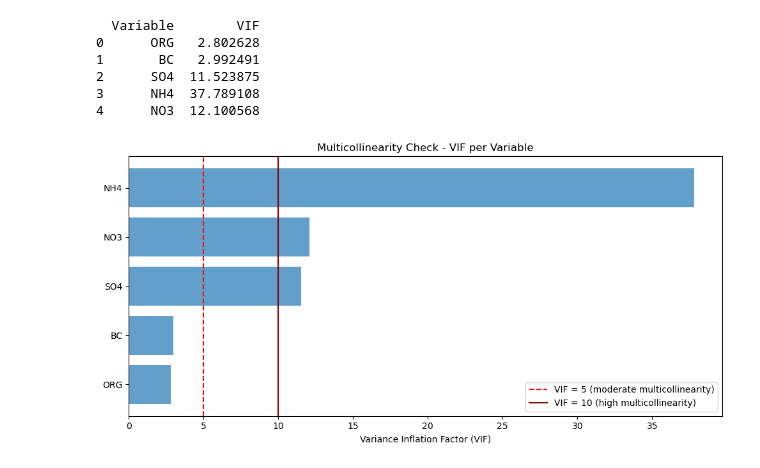
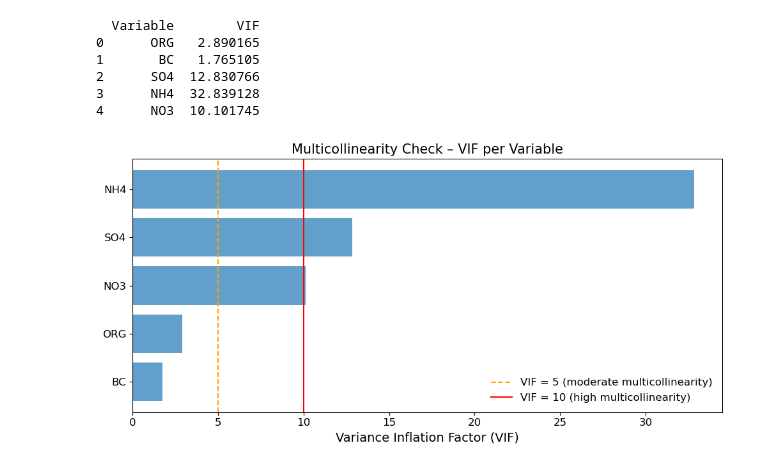
Before and after one commit to thiago-vg/SAMBBA-data-analysis, a Jupyter notebook: Scripts/Multi_linear_analysis/MLR_final_plots.ipynb, the cells around one changed output. Saved outputs shown, nothing was run; the diff lists cells and outputs as text; code cells hidden in the pictures.

```diff
--- a/Scripts/Multi_linear_analysis/MLR_final_plots.ipynb
+++ b/Scripts/Multi_linear_analysis/MLR_final_plots.ipynb
@@ -134,3 +166,11 @@ Filtered Cloud files: 10
+# %%
+metadata_lines_sp2 = lines_sp2[:39]  # 39 lines are metadata
+header_line_sp2 = metadata_lines_sp2[38].strip().split()  # Extract header names
+# Decode if header contains byte strings
+header_line_sp2 = [h.decode("utf-8") if isinstance(h, bytes) else h for h in header_line_sp2]
+# Decode if metadata contains byte strings
+metadata_lines_sp2 = [line.decode("utf-8").strip() if isinstance(line, bytes) else line.strip() for line in metadata_lines_sp2]
+#print(header_line_sp2)
 # %%
 def geometric_mean_diameter(D_lower, D_upper, concentrations):
     """
@@ -611,7 +651,13 @@ for sp2_file, ams_file, core_file, neph_file, cloud_file in zip(filtered_sp2, fi
     ams_resampled, sp2_resampled = file_ams_sp2_treatment_v3(ds_sp2,ds_ams)
     resampled_neph = ds_neph.resample(datetime='1min').mean()
     resampled_core = ds_core.resample(Time='1min').mean()
-    resampled_core_filtered = resampled_core.where(resampled_core["CO_AERO_FLAG"] == 0, drop=True)
+    #resampled_core_filtered = resampled_core.where(resampled_core["CO_AERO_FLAG"] == 0, drop=True)
+    resampled_core_filtered = (
+    resampled_core
+    .where(resampled_core["CO_AERO_FLAG"] == 0)
+    .where(resampled_core["PSAP_LIN_FLAG"] == 0)
+    .where(resampled_core["PSAP_LIN"] > 0, drop=True)
+    )
     Dgs_1min = series.resample("1min").mean()
 
 
@@ -862,33 +1098,63 @@ Covariance Type:                  HC3
 Notes:
 [1] Standard Errors are heteroscedasticity robust (HC3)
 # %%
-X = df_clean[top_features]
+df_all_clean = df_all.replace([np.inf, -np.inf], np.nan).dropna()
+
+X = df_all_clean[top_features]
 vif = pd.DataFrame()
 vif["Variable"] = X.columns
 vif["VIF"] = [variance_inflation_factor(X.values, i) for i in range(X.shape[1])]
 print(vif)
 # %% [output]
   Variable        VIF
-0      ORG   2.802628
-1       BC   2.992491
-2      SO4  11.523875
-3      NH4  37.789108
-4      NO3  12.100568
+0      ORG   2.890165
+1       BC   1.765105
+2      SO4  12.830766
+3      NH4  32.839128
+4      NO3  10.101745
 # %%
 # Sort by VIF for better visualization
 vif_sorted = vif.sort_values(by="VIF", ascending=True)
 
-plt.figure(figsize=(10, 5))
-plt.barh(vif_sorted["Variable"], vif_sorted["VIF"], alpha=0.7)
+# Font sizes
+label_fs = 14
+tick_fs = 12
+legend_fs = 12
+title_fs = 15
 
-# Add a vertical line at common thresholds
-plt.axvline(5, color='red', linestyle='--', label='VIF = 5 (moderate multicollinearity)')
-plt.axvline(10, color='darkred', linestyle='-', label='VIF = 10 (high multicollinearity)')
+fig, ax = plt.subplots(figsize=(10, 5))
 
-plt.xlabel("Variance Inflation Factor (VIF)")
-plt.title("Multicollinearity Check - VIF per Variable")
-plt.legend()
+ax.barh(
+    vif_sorted["Variable"],
+    vif_sorted["VIF"],
+    alpha=0.7
+)
+
+# Threshold lines
+ax.axvline(
+    5,
+    linestyle="--",
+    color="orange",
+    label="VIF = 5 (moderate multicollinearity)"
+)
+ax.axvline(
+    10,
+    linestyle="-",
+    color="red",
+    label="VIF = 10 (high multicollinearity)"
+)
+
+# Labels and title
+ax.set_xlabel("Variance Inflation Factor (VIF)", fontsize=label_fs)
+ax.set_title("Multicollinearity Check – VIF per Variable", fontsize=title_fs)
+
+# Tick labels
+ax.tick_params(axis="both", labelsize=tick_fs)
+
+# Legend
+ax.legend(fontsize=legend_fs, frameon=False)
+
 plt.tight_layout()
 plt.show()
 # %% [output]
-[figure, old version]
+[figure, new version]
```
Also changed, not shown: parts of 13 cells of this notebook, 18 other files.
